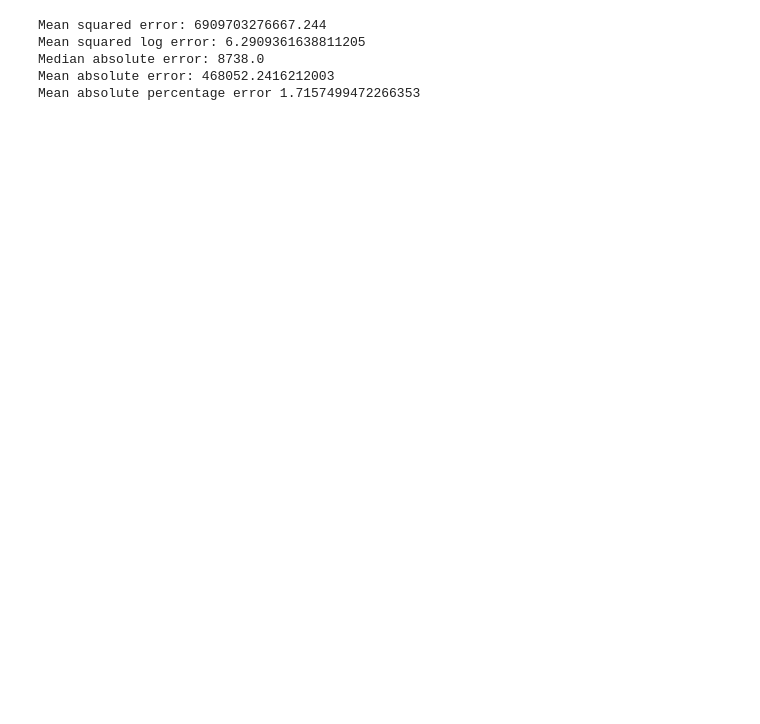
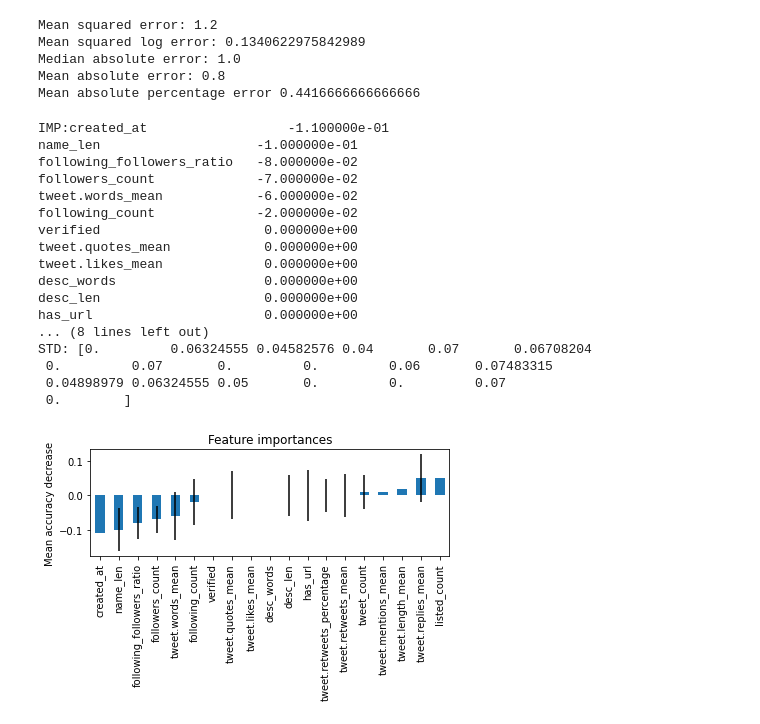
Before and after one commit to kannadan/ACP2-Twitter-Profile-Scoring, a Jupyter notebook: ml/train_numeric_own.ipynb, the cells around one changed output. Cells and saved outputs as stored; diff of their text form; code cells hidden in the pictures; blank space fills up the shorter version.

```diff
--- a/ml/train_numeric_own.ipynb
+++ b/ml/train_numeric_own.ipynb
@@ -13,6 +16,7 @@ from dataset_reader import get_validated_dataset
 # %%
 # Load dataset
-df = get_validated_dataset()
+df = get_dataset()
+df = df.drop('id', axis=1)
 print(f"Dataset size: {df.shape[0]} rows")
 print(f"Columns: {list(df.columns)}")
 # %% [output]
@@ -23,8 +29,8 @@ Columns: ['verified', 'name_len', 'followers_count', 'following_count', 'tweet_c
 # Split dataset for test and train sets
 dataset_df = df.dropna()
 
-train_df, test_df = train_test_split(dataset_df, train_size=0.75)
-y_variable = "followers_count"
+train_df, test_df = train_test_split(dataset_df, train_size=0.8)
+y_variable = "credibility_score"
 train_x = train_df.drop(y_variable, axis=1)
 test_x = test_df.drop(y_variable, axis=1)
 train_y = train_df[y_variable].astype(int)
@@ -38,28 +70,73 @@ Test data rows: 1283
 # %%
-# Train model
-model = RandomForestClassifier(n_estimators=10)
+# Calculate errors
 
-scaler = StandardScaler()
-train_x_scaled = scaler.fit_transform(train_x)
-test_x_scaled = scaler.transform(test_x)
-
-model.fit(train_x_scaled, train_y)
-prediction = model.predict(test_x_scaled)
 test_y_np = test_y.to_numpy()
 test_mse = mean_squared_error(test_y_np, prediction)
 test_msle = mean_squared_log_error(test_y_np, prediction)
 test_mdae = median_absolute_error(test_y_np, prediction)
 test_mae = mean_absolute_error(test_y_np, prediction)
 test_mape = mean_absolute_percentage_error(test_y_np, prediction)
-
 print(f"Mean squared error: {test_mse}")
 print(f"Mean squared log error: {test_msle}")
 print(f"Median absolute error: {test_mdae}")
 print(f"Mean absolute error: {test_mae}")
 print(f"Mean absolute percentage error {test_mape}")
 # %% [output]
-Mean squared error: 6909703276667.244
-Mean squared log error: 6.2909361638811205
-Median absolute error: 8738.0
-Mean absolute error: 468052.2416212003
-Mean absolute percentage error 1.7157499472266353
+Mean squared error: 1.2
+Mean squared log error: 0.1340622975842989
+Median absolute error: 1.0
+Mean absolute error: 0.8
+Mean absolute percentage error 0.4416666666666666
+# %%
+# Feature importances
+
+feature_names = list(dataset_df.columns)
+feature_names.remove(y_variable)
+
+# estimator = model.estimators_[5]
+# def get_feature_importances(estimator):
+#     importances = []
+#     for i, feature_name in enumerate(feature_names):
+#         importances.append(
+#             {"importance": estimator.feature_importances_[i], "feature_name": feature_name})
+#     importances = sorted(importances, key=lambda x: x["importance"], reverse=True)
+#     return importances
+
+# importances = get_feature_importances(estimator)
+# importance_msg = "\n".join(f"{i['feature_name']}: {i['importance']:.3f}" for i in importances)
+# print(importance_msg)
+
+from sklearn.inspection import permutation_importance
+
+perm_imp = permutation_importance(
+    model, test_x_scaled, test_y, n_repeats=10, n_jobs=2
+)
+forest_importances = pd.Series(perm_imp.importances_mean, index=feature_names)
+forest_importances = forest_importances.sort_values()
+print("IMP:" + str(forest_importances))
+print("STD: " + str(perm_imp.importances_std))
+fig, ax = plt.subplots()
+forest_importances.plot.bar(yerr=perm_imp.importances_std, ax=ax)
+ax.set_title("Feature importances")
+ax.set_ylabel("Mean accuracy decrease")
+fig.tight_layout()
+plt.show()
+# %% [output]
+IMP:created_at                  -1.100000e-01
+name_len                    -1.000000e-01
+following_followers_ratio   -8.000000e-02
+followers_count             -7.000000e-02
+tweet.words_mean            -6.000000e-02
+following_count             -2.000000e-02
+verified                     0.000000e+00
+tweet.quotes_mean            0.000000e+00
+tweet.likes_mean             0.000000e+00
+desc_words                   0.000000e+00
+desc_len                     0.000000e+00
+has_url                      0.000000e+00
+... (8 lines left out)
+STD: [0.         0.06324555 0.04582576 0.04       0.07       0.06708204
+ 0.         0.07       0.         0.         0.06       0.07483315
+ 0.04898979 0.06324555 0.05       0.         0.         0.07
+ 0.        ]
+[figure, added]
```
Also changed, not shown: parts of 6 cells of this notebook, 8 other files.
